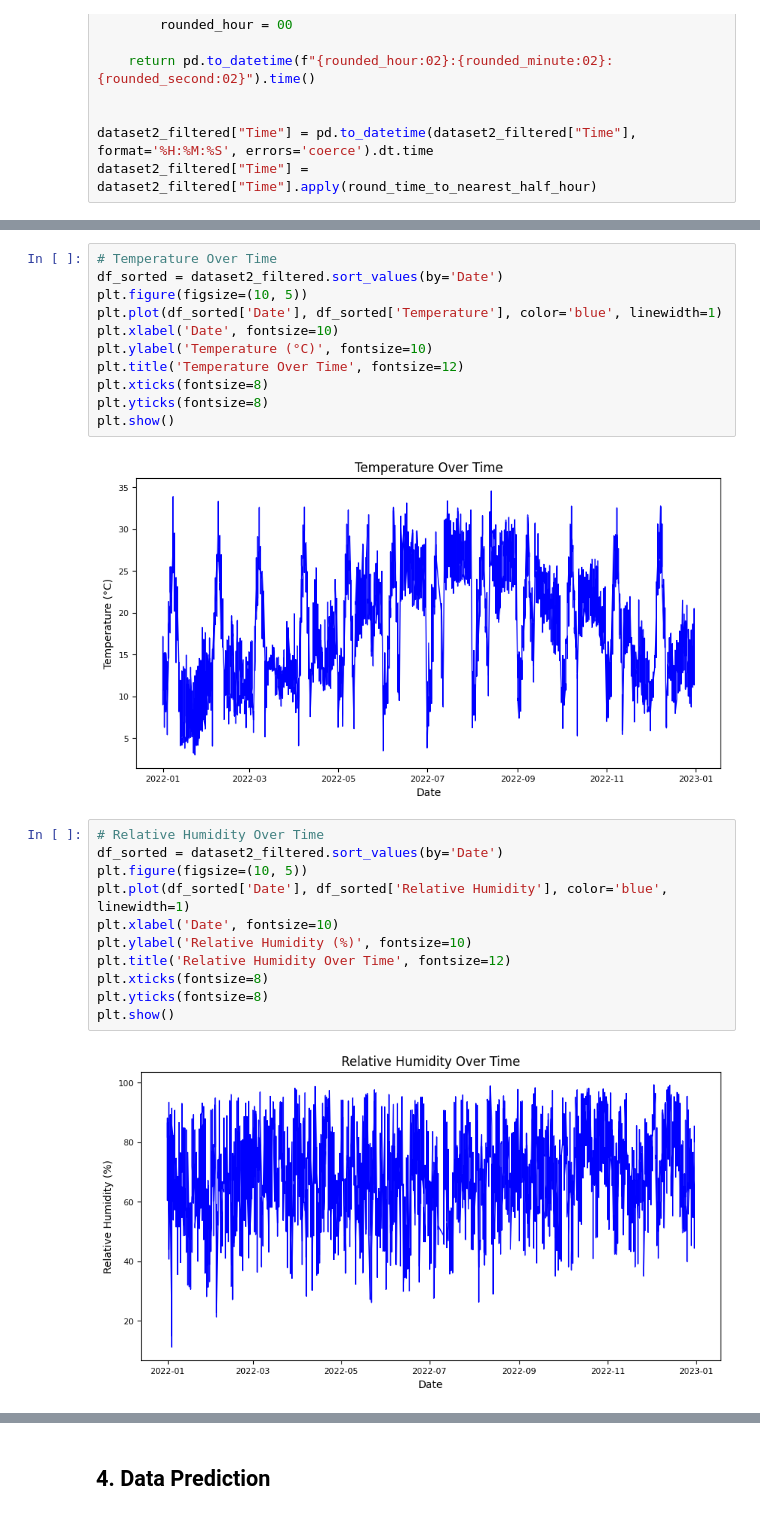
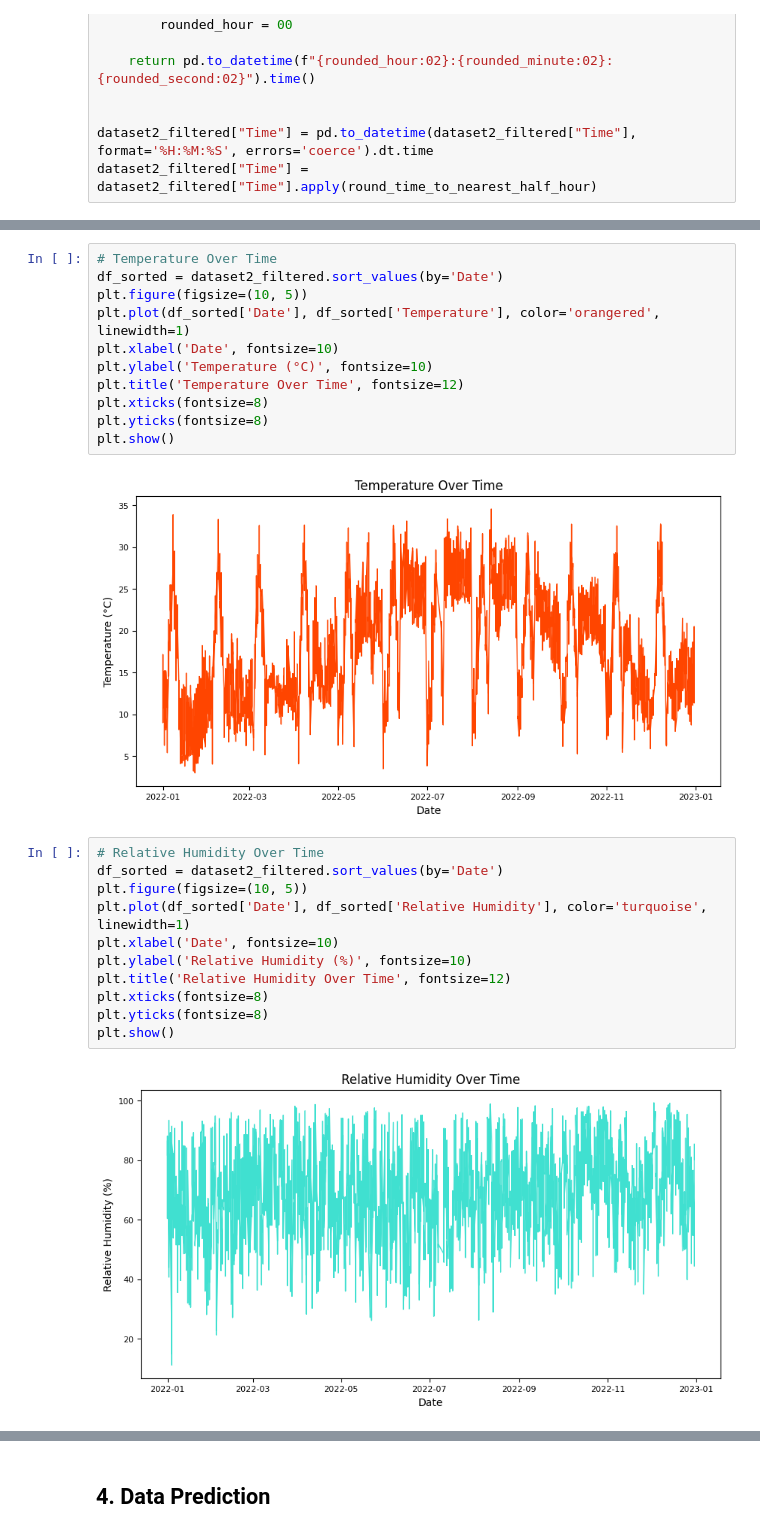
Before and after one commit to edithruizz/TFG, a Jupyter notebook: Python_Notebooks/dataset2_v2.ipynb, the cells around one changed output, grey strips where cells are left out. Saved outputs shown, nothing was run; the diff lists cells and outputs as text.

```diff
--- a/Python_Notebooks/dataset2_v2.ipynb
+++ b/Python_Notebooks/dataset2_v2.ipynb
@@ -531,7 +531,7 @@ dataset2_filtered.head()
 # Temperature Over Time
 df_sorted = dataset2_filtered.sort_values(by='Date')
 plt.figure(figsize=(10, 5))
-plt.plot(df_sorted['Date'], df_sorted['Temperature'], color='blue', linewidth=1)
+plt.plot(df_sorted['Date'], df_sorted['Temperature'], color='orangered', linewidth=1)
 plt.xlabel('Date', fontsize=10)
 plt.ylabel('Temperature (°C)', fontsize=10)
 plt.title('Temperature Over Time', fontsize=12)
@@ -539,20 +539,20 @@ plt.xticks(fontsize=8)
 plt.yticks(fontsize=8)
 plt.show()
 # %% [output]
-[figure, old version]
+[figure, new version]
 # %%
 # Relative Humidity Over Time
 df_sorted = dataset2_filtered.sort_values(by='Date')
 plt.figure(figsize=(10, 5))
-plt.plot(df_sorted['Date'], df_sorted['Relative Humidity'], color='blue', linewidth=1)
+plt.plot(df_sorted['Date'], df_sorted['Relative Humidity'], color='turquoise', linewidth=1)
 plt.xlabel('Date', fontsize=10)
 plt.ylabel('Relative Humidity (%)', fontsize=10)
 plt.title('Relative Humidity Over Time', fontsize=12)
 plt.xticks(fontsize=8)
 plt.yticks(fontsize=8)
 plt.show()
 # %% [output]
-[figure, old version]
+[figure, new version]
 # %%
 # Atmospheric Pressure Over Time
 df_sorted = dataset2_filtered.sort_values(by='Date')
```
Also changed, not shown: parts of 20 cells of this notebook, 1 other file.
